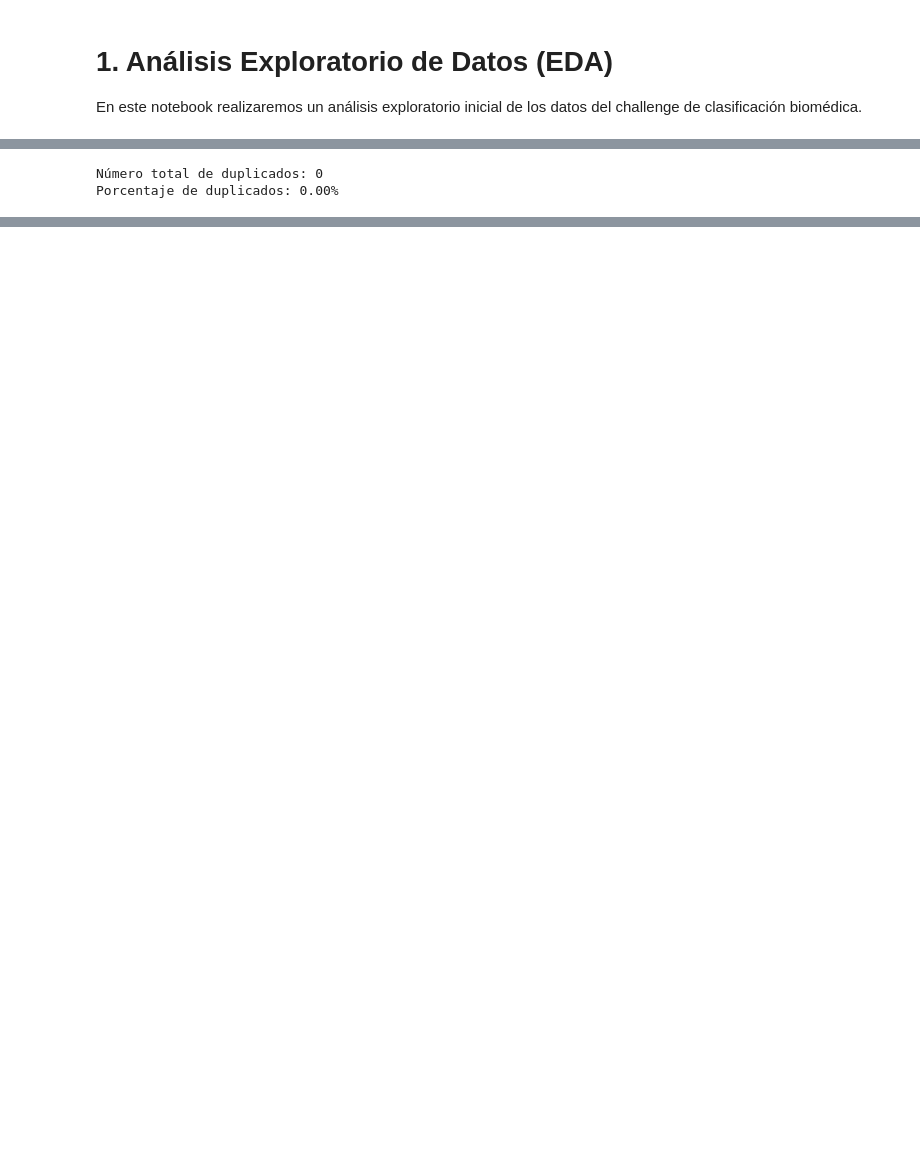
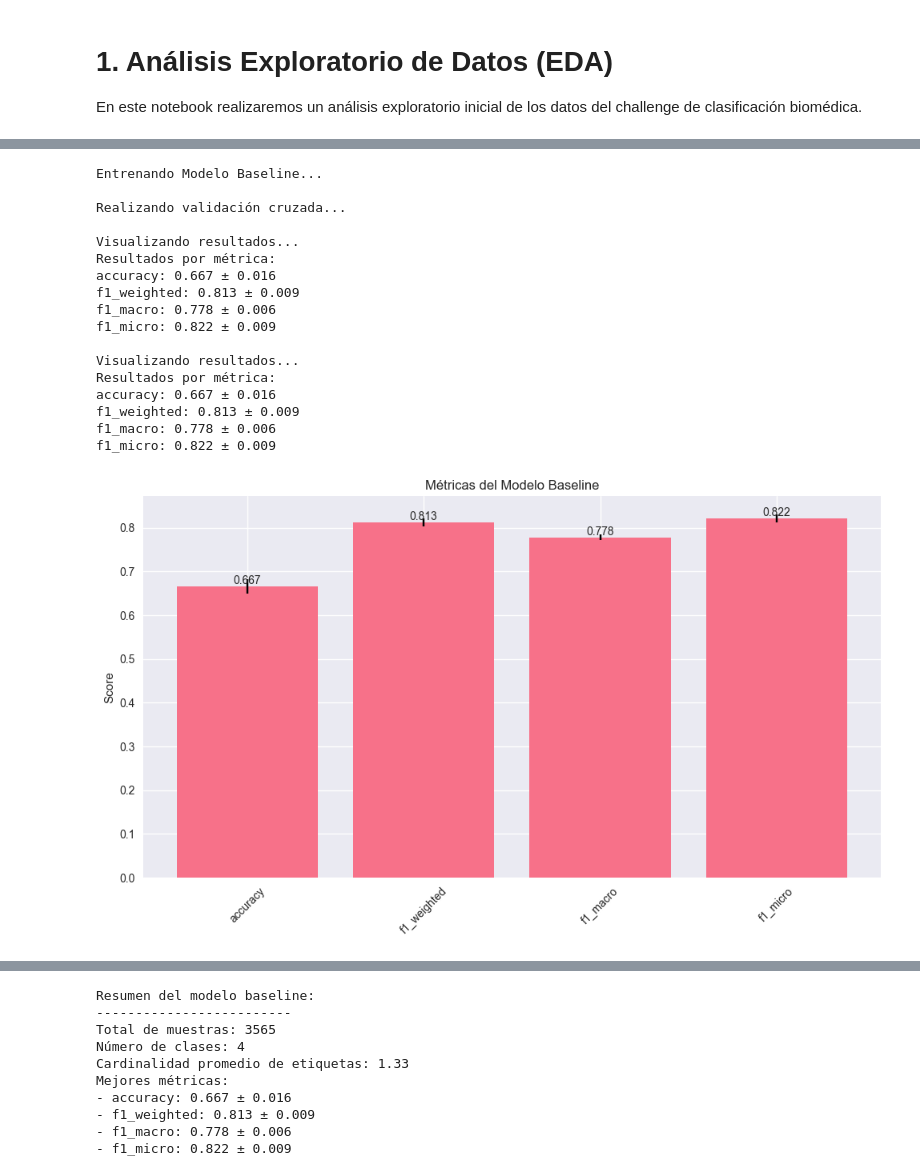
Before and after one commit to JhojanRop/T1-data-hack, a Jupyter notebook: notebooks/1_eda_baseline.ipynb, the cells around one changed output, grey strips where cells are left out. Saved outputs shown, nothing was run; the diff lists cells and outputs as text; code cells hidden in the pictures; blank space fills up the shorter version.

```diff
--- a/notebooks/1_eda_baseline.ipynb
+++ b/notebooks/1_eda_baseline.ipynb
@@ -100,8 +244,55 @@ Name: abstract_length, dtype: float64
 # %%
-# Verificar duplicados
-duplicados = df.duplicated().sum()
-print(f"Número total de duplicados: {duplicados}")
-print(f"Porcentaje de duplicados: {(duplicados/len(df))*100:.2f}%")
+# Entrenar y evaluar el modelo baseline
+print("Entrenando Modelo Baseline...")
+
+# Inicializar el modelo
+baseline = NotebookBaselineModel(max_features=5000)
+
+# Preparar los datos
+titles = df['title'].tolist()
+abstracts = df['abstract'].tolist()
+labels = df['group'].tolist()
+
+# Entrenar y evaluar
+print("\nRealizando validación cruzada...")
+scores, conf_matrices, class_names = baseline.train_and_evaluate(
+    titles=titles,
+    abstracts=abstracts,
+    labels=labels,
+    n_splits=5
+)
+
+# Visualizar resultados
+print("\nVisualizando resultados...")
+metrics_df = baseline.plot_results(scores, conf_matrices, class_names)
+
+# Resumen final
+print("\nResumen del modelo baseline:")
+print("-------------------------")
+print(f"Total de muestras: {len(df)}")
+print(f"Número de clases: {len(class_names)}")
+print(f"Cardinalidad promedio de etiquetas: {np.mean([len(labs) for labs in labels]):.2f}")
+print("Mejores métricas:")
+for metric, values in scores.items():
+    mean_score = np.mean(values)
+    std_score = np.std(values)
+    print(f"- {metric}: {mean_score:.3f} ± {std_score:.3f}")
 # %% [output]
-Número total de duplicados: 0
-Porcentaje de duplicados: 0.00%
+Entrenando Modelo Baseline...
+
+Realizando validación cruzada...
+
+Visualizando resultados...
+Resultados por métrica:
+accuracy: 0.667 ± 0.016
+f1_weighted: 0.813 ± 0.009
+f1_macro: 0.778 ± 0.006
+f1_micro: 0.822 ± 0.009
+
+Visualizando resultados...
+Resultados por métrica:
+accuracy: 0.667 ± 0.016
+f1_weighted: 0.813 ± 0.009
+f1_macro: 0.778 ± 0.006
+f1_micro: 0.822 ± 0.009
+[figure, added]
@@ -107,0 +300,10 @@ Porcentaje de duplicados: 0.00%
+Resumen del modelo baseline:
+-------------------------
+Total de muestras: 3565
+Número de clases: 4
+Cardinalidad promedio de etiquetas: 1.33
+Mejores métricas:
+- accuracy: 0.667 ± 0.016
+- f1_weighted: 0.813 ± 0.009
+- f1_macro: 0.778 ± 0.006
+- f1_micro: 0.822 ± 0.009
```
Also changed, not shown: parts of 7 cells of this notebook, 3 other files.
